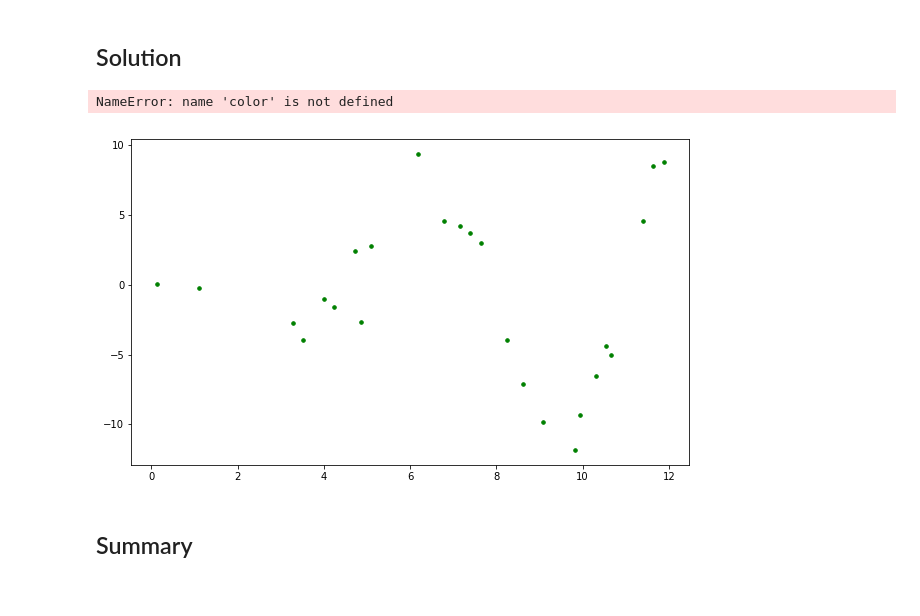
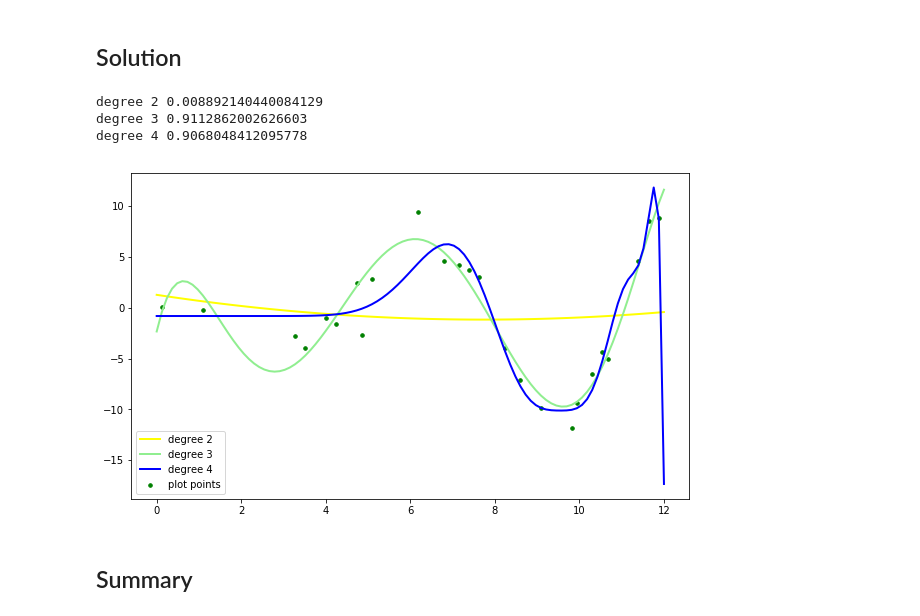
Before and after one commit to dalems4/dsc-polynomial-regression-lab-seattle-ds-career-051319, a Jupyter notebook: index.ipynb, the cells around one changed output. Cells and saved outputs as stored; diff of their text form; code cells hidden in the pictures.

```diff
--- a/index.ipynb
+++ b/index.ipynb
@@ -50,26 +50,28 @@ from sklearn.preprocessing import PolynomialFeatures
 # %%
 
 X = x[:, np.newaxis]
 X_plot = x_plot[:, np.newaxis]
 
-colors = ['yellow', 'lightgreen', 'blue']
+color = ['yellow', 'lightgreen', 'blue']
 plt.figure(figsize=(10, 6))
 plt.scatter(x, y, color='green', s=50, marker='.', label="plot points")
 
 for index, degree in enumerate([2,3,4]):
     poly = PolynomialFeatures(degree)
     X = poly.fit_transform(X)
     X_plot = poly.fit_transform(X_plot)
     reg_poly = LinearRegression().fit(X, y)
     y_plot = reg_poly.predict(X_plot)
     plt.plot(x_plot, y_plot, color=color[index], linewidth = 2, label="degree %d" % degree)
     print("degree %d" % degree, r2_score(y, reg_poly.predict(X)))
 
 plt.legend(loc='lower left')
 plt.show;
 # %% [output]
-NameError: name 'color' is not defined
+degree 2 0.008892140440084129
+degree 3 0.9112862002626603
+degree 4 0.9068048412095778
-[figure, old version]
+[figure, new version]
 # %% [markdown]
 ## Summary
 # %% [markdown]
```
